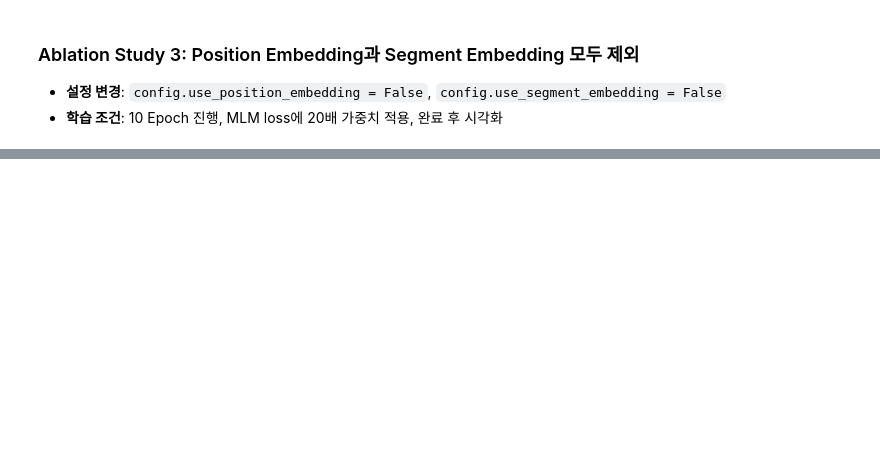
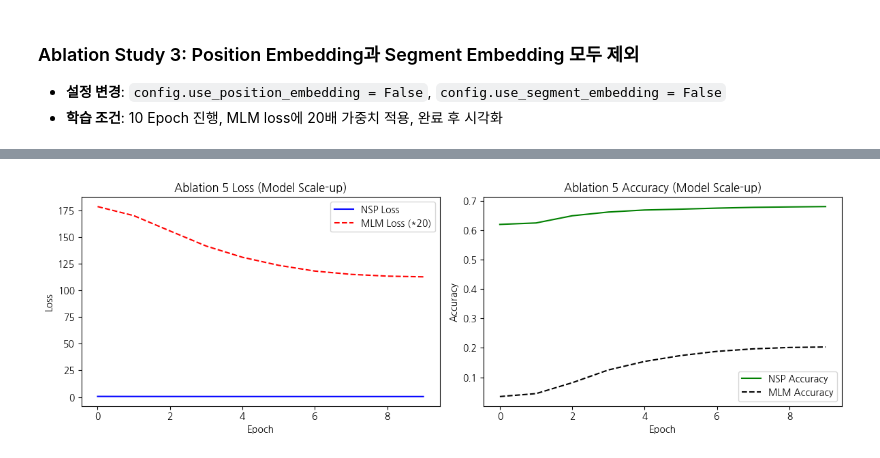
Before and after one commit to eaglesjo012/AIFFEL_quest_rs, a Jupyter notebook: GoingDeeper/GD07/GD07.ipynb, the cells around one changed output, grey strips where cells are left out. Saved outputs shown, nothing was run; the diff lists cells and outputs as text; code cells hidden in the pictures; blank space fills up the shorter version.

```diff
--- a/GoingDeeper/GD07/GD07.ipynb
+++ b/GoingDeeper/GD07/GD07.ipynb
@@ -1729,0 +1984,26 @@ Epoch 10/10 - Loss: 75.8765, NSP Loss: 0.6922, MLM Loss: 75.1843
+# %%
+import matplotlib.pyplot as plt
+
+# Ablation Study 5 시각화
+plt.figure(figsize=(12, 4))
+
+plt.subplot(1, 2, 1)
+plt.plot(history_ablation_5['nsp_loss'], 'b-', label='NSP Loss')
+plt.plot(history_ablation_5['mlm_loss'], 'r--', label='MLM Loss (*20)')
+plt.xlabel('Epoch')
+plt.ylabel('Loss')
+plt.title('Ablation 5 Loss (Model Scale-up)')
+plt.legend()
+
+plt.subplot(1, 2, 2)
+plt.plot(history_ablation_5['nsp_acc'], 'g-', label='NSP Accuracy')
+plt.plot(history_ablation_5['mlm_acc'], 'k--', label='MLM Accuracy')
+plt.xlabel('Epoch')
+plt.ylabel('Accuracy')
+plt.title('Ablation 5 Accuracy (Model Scale-up)')
+plt.legend()
+
+plt.tight_layout()
+plt.show()
+# %% [output]
+[figure, added]
```
Also changed, not shown: parts of 15 cells of this notebook.
